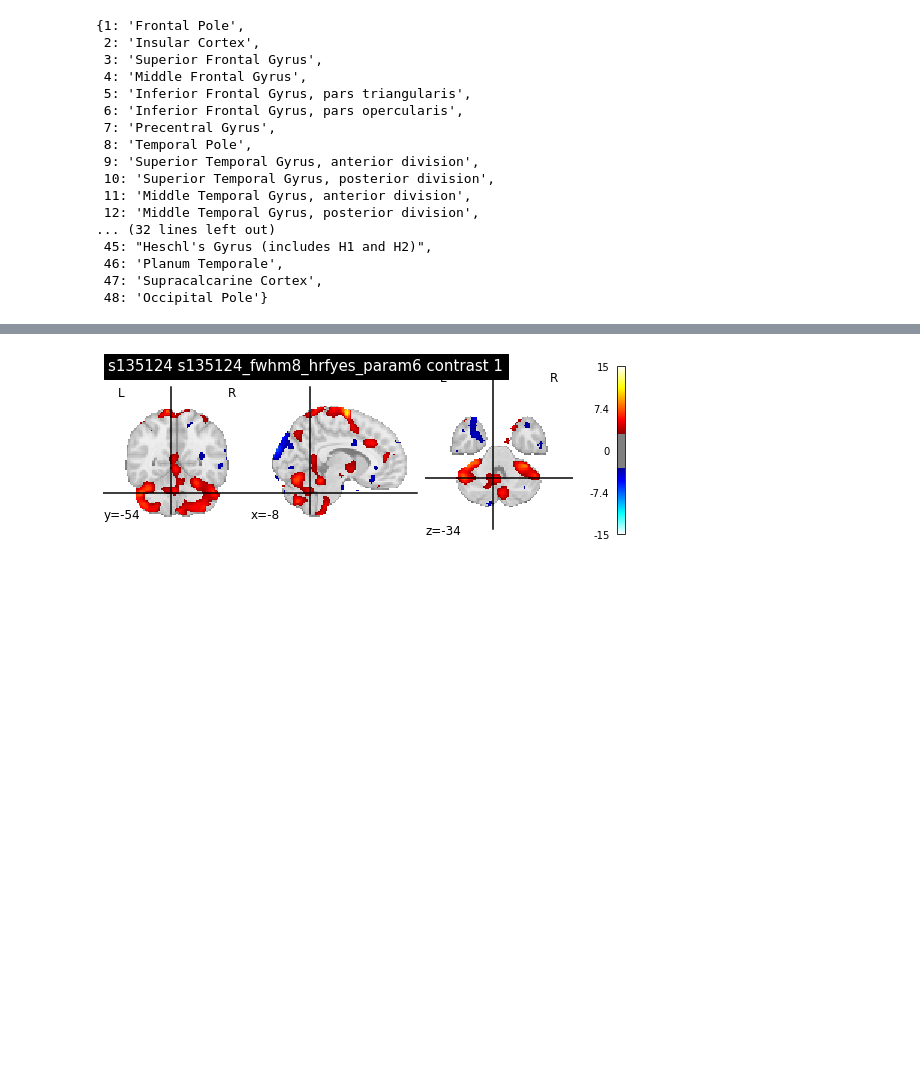
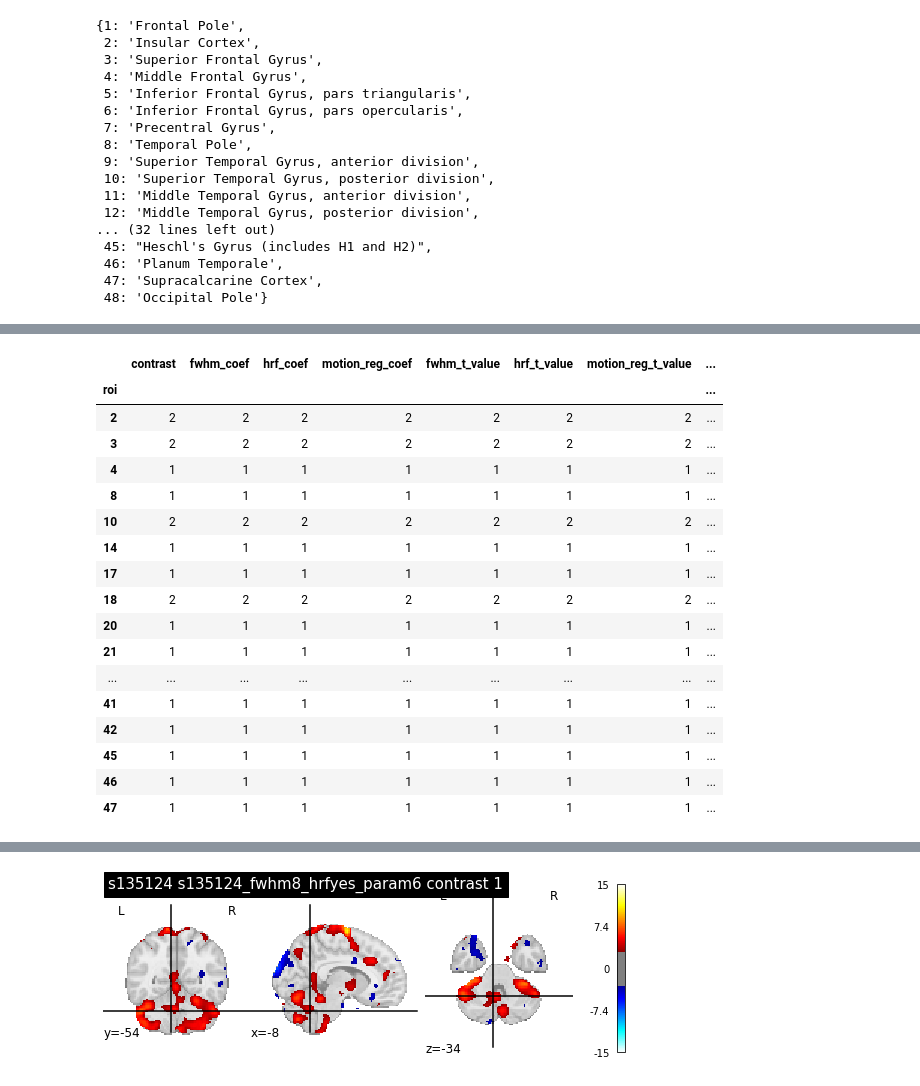
Before and after one commit to mwzhang851/hcp_multi_pipelines, a Jupyter notebook: src/btwn_subject_analysis.ipynb, the cells around one changed output, grey strips where cells are left out. Drawn from its saved outputs; the diff is of its cells as text; code cells hidden in the pictures; blank space fills up the shorter version.

```diff
--- a/src/btwn_subject_analysis.ipynb
+++ b/src/btwn_subject_analysis.ipynb
@@ -91,7 +91,7 @@ import statsmodels.formula.api as smf
 from statsmodels.stats.multitest import multipletests
 # %%
 path = '/srv/tempdd/egermani/hcp_pipelines/data/derived/fsl_preprocessing/registration_fsl/'
-participants = ["118528"]
+participants = ["118528",'131823','135124']
 # "131823","135124","118528"
 fwhm_values = [5, 8]
 hrf_derivatives = {"no": "no_derivatives","yes": "derivatives"}
@@ -352,0 +214,6 @@ results_table_all.groupby(by = ['predictor','reject_fdr']).count()
+# %%
+roi_contrast_dfs = {
+    (roi_idx, contrast): []
+    for roi_idx in roi_indices
+    for contrast in contrasts
+}
@@ -352,0 +246,5 @@ results_table_all.groupby(by = ['predictor','reject_fdr']).count()
+# %%
+roi_contrast_dfs = {
+    f"roi_{roi_idx}_contrast_{contrast}": pd.concat(df_list, ignore_index=True)
+    for (roi_idx, contrast), df_list in roi_contrast_dfs.items()
+}
@@ -352,0 +320,30 @@ results_table_all.groupby(by = ['predictor','reject_fdr']).count()
+# %%
+# this block is with NAs from Group Var removed (is this a valid move?)
+
+df = roi_contrast_dfs["roi_47_contrast_1"].copy()
+df["subj_id"] = df["subj_id"].astype(str)
+
+model = smf.mixedlm(
+    "tvalue ~ fwhm + motion_reg + hrf",
+    data=df,
+    groups=df["subj_id"],
+    re_formula="1"
+)
+result = model.fit()
+
+results_table = pd.DataFrame({
+    "coef": result.fe_params,
+    "t_value": result.tvalues,
+    "p_value": result.pvalues
+})
+
+# Remove Group Var row (pvalue=NA)
+results_table = results_table.dropna(subset=["p_value"])
+
+pvals = results_table["p_value"].values.astype(float)
+reject, pvals_fdr, _, _ = multipletests(pvals, alpha=0.05, method="fdr_bh")
+
+results_table["p_fdr"] = pvals_fdr
+results_table["reject_fdr"] = reject
+
+print(results_table)
@@ -352,0 +432,21 @@ results_table_all.groupby(by = ['predictor','reject_fdr']).count()
+# %%
+final_df[final_df['fwhm_p_fdr']> 0.05].groupby('roi').count()
+# %% [output]
+|  | contrast | fwhm_coef | hrf_coef | motion_reg_coef | fwhm_t_value | hrf_t_value | motion_reg_t_value | ... |
+| roi |  |  |  |  |  |  |  | ... |
+| 2 | 2 | 2 | 2 | 2 | 2 | 2 | 2 | ... |
+| 3 | 2 | 2 | 2 | 2 | 2 | 2 | 2 | ... |
+| 4 | 1 | 1 | 1 | 1 | 1 | 1 | 1 | ... |
+| 8 | 1 | 1 | 1 | 1 | 1 | 1 | 1 | ... |
+| 10 | 2 | 2 | 2 | 2 | 2 | 2 | 2 | ... |
+| 14 | 1 | 1 | 1 | 1 | 1 | 1 | 1 | ... |
+| 17 | 1 | 1 | 1 | 1 | 1 | 1 | 1 | ... |
+| 18 | 2 | 2 | 2 | 2 | 2 | 2 | 2 | ... |
+| 20 | 1 | 1 | 1 | 1 | 1 | 1 | 1 | ... |
+| 21 | 1 | 1 | 1 | 1 | 1 | 1 | 1 | ... |
+| ... | ... | ... | ... | ... | ... | ... | ... | ... |
+| 41 | 1 | 1 | 1 | 1 | 1 | 1 | 1 | ... |
+| 42 | 1 | 1 | 1 | 1 | 1 | 1 | 1 | ... |
+| 45 | 1 | 1 | 1 | 1 | 1 | 1 | 1 | ... |
+| 46 | 1 | 1 | 1 | 1 | 1 | 1 | 1 | ... |
+| 47 | 1 | 1 | 1 | 1 | 1 | 1 | 1 | ... |
```
Also changed, not shown: parts of 26 cells of this notebook.
